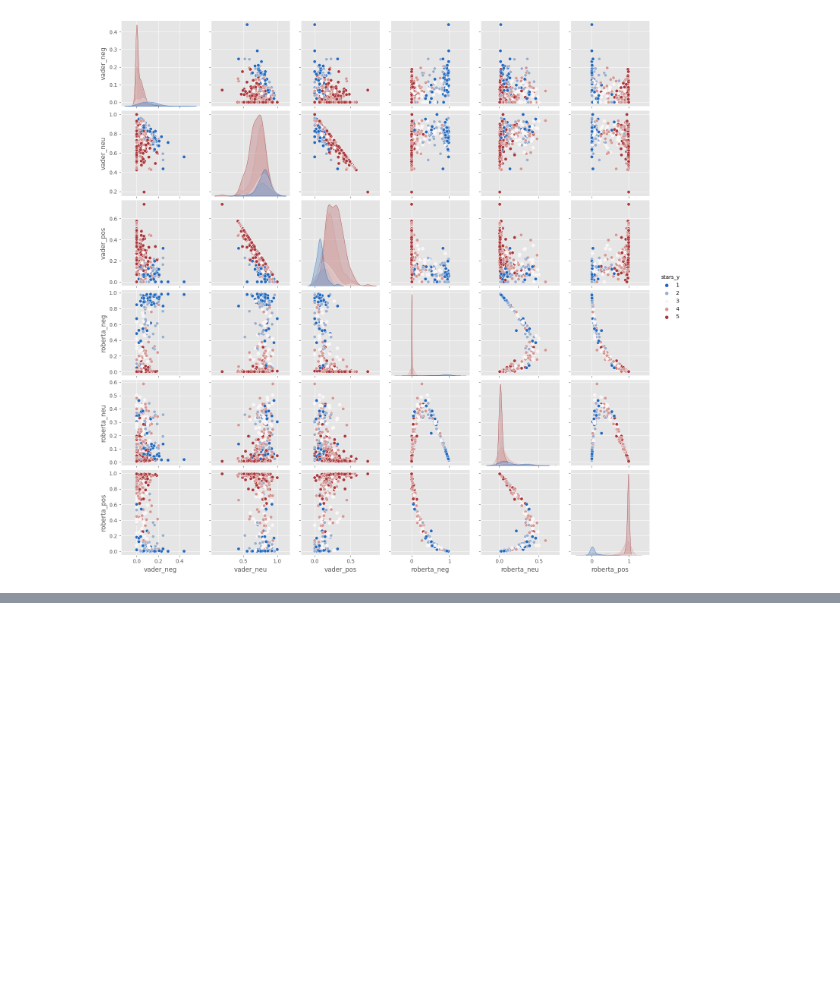
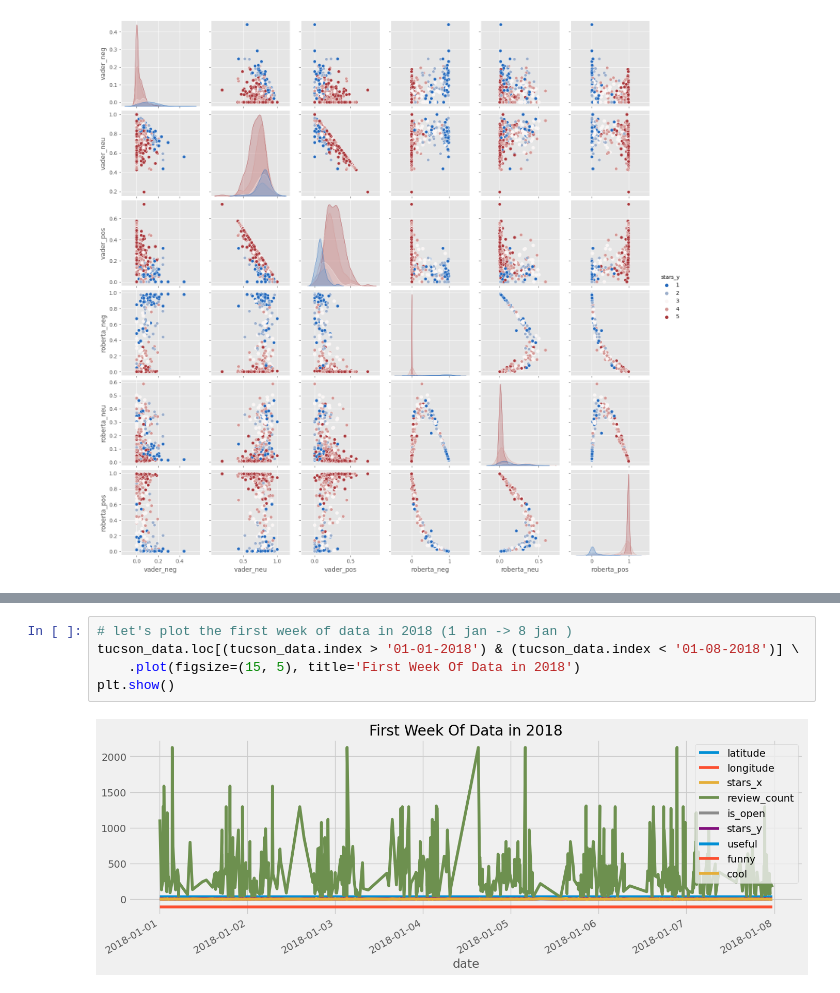
Before and after one commit to Sandokhan/yelp_project, a Jupyter notebook: wip_sentimentAnalysis.ipynb, the cells around one changed output, grey strips where cells are left out. Drawn from its saved outputs; the diff is of its cells as text; blank space fills up the shorter version.

```diff
--- a/wip_sentimentAnalysis.ipynb
+++ b/wip_sentimentAnalysis.ipynb
@@ -441,0 +499,7 @@ plt.show()
+# %%
+# let's plot the first week of data in 2018 (1 jan -> 8 jan )
+tucson_data.loc[(tucson_data.index > '01-01-2018') & (tucson_data.index < '01-08-2018')] \
+    .plot(figsize=(15, 5), title='First Week Of Data in 2018')
+plt.show()
+# %% [output]
+[figure, added]
```
Also changed, not shown: parts of 20 cells of this notebook.
